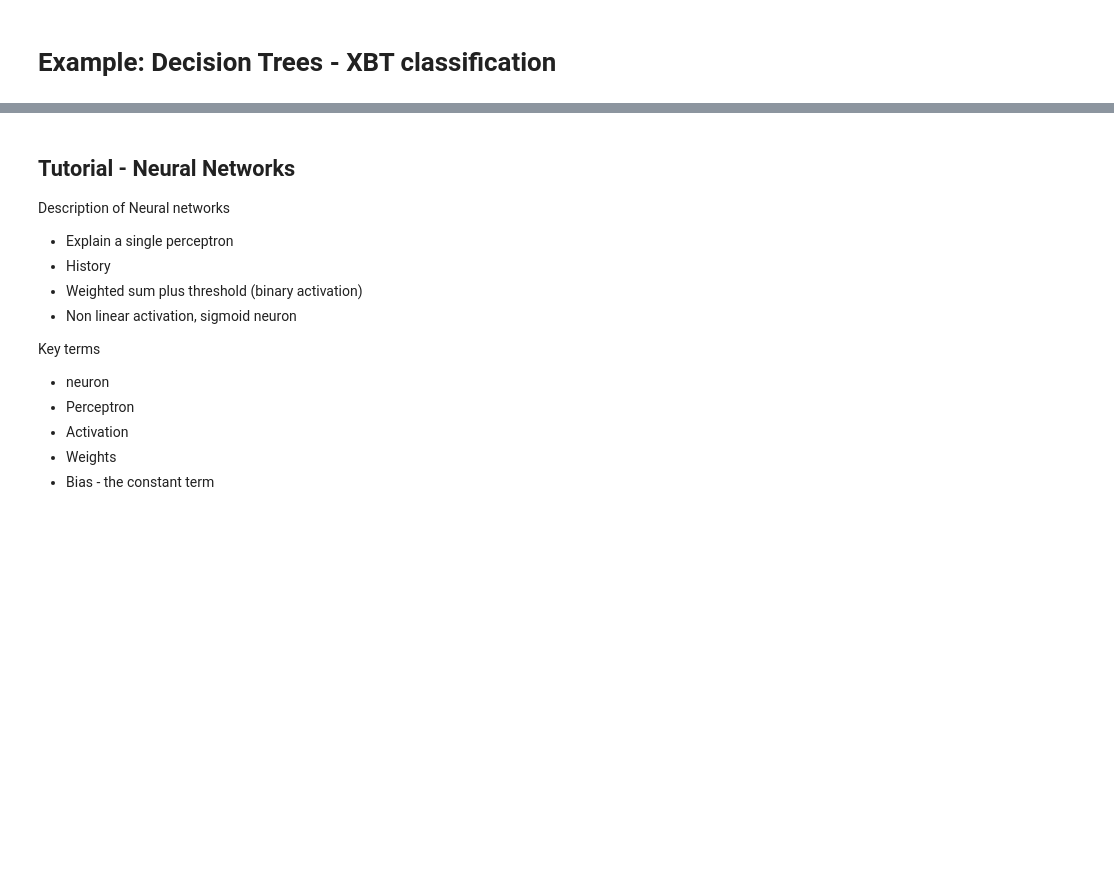
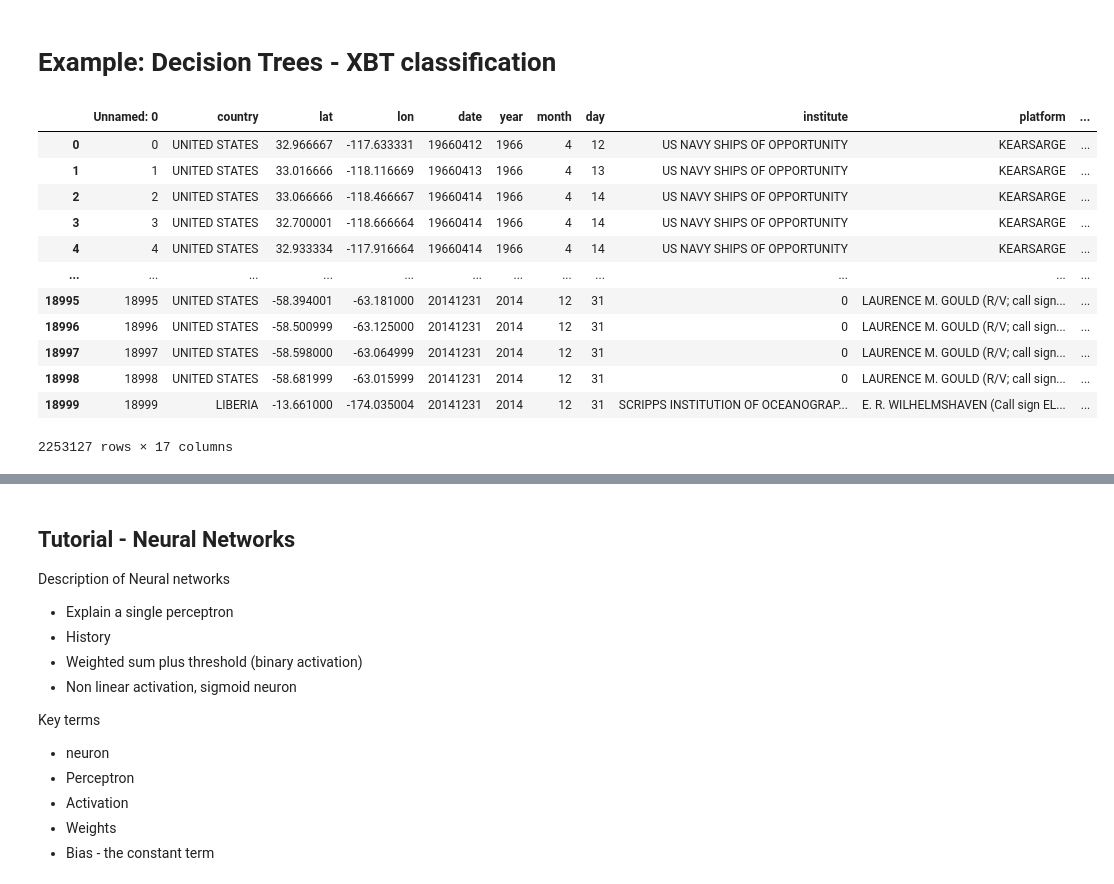
Before and after one commit to informatics-lab/ml_weather_tutorial, a Jupyter notebook: 03_algorithm_selection.ipynb, the cells around one changed output, grey strips where cells are left out. Saved outputs shown, nothing was run; the diff lists cells and outputs as text; code cells hidden in the pictures; blank space fills up the shorter version.

```diff
--- a/03_algorithm_selection.ipynb
+++ b/03_algorithm_selection.ipynb
@@ -87,3 +100,20 @@ The decisions at nodes are limited to binary outcomes, reducing the complexity t
 # %%
-# load in xbt data
-# clean xbt data
+xbt_data_loc = pathlib.Path('/project/informatics_lab/xbt')
+xbt_fname_template = 'xbt_{year}.csv'
+year_range= (1966,2015)
+xbt_df = pandas.concat([pandas.read_csv(xbt_data_loc / xbt_fname_template.format(year=year1)) for year1 in range(year_range[0], year_range[1])])
+xbt_df
+# %% [output]
+|  | Unnamed: 0 | country | lat | lon | date | year | month | day | institute | platform | ... |
+| 0 | 0 | UNITED STATES | 32.966667 | -117.633331 | 19660412 | 1966 | 4 | 12 | US NAVY SHIPS OF OPPORTUNITY | KEARSARGE | ... |
+| 1 | 1 | UNITED STATES | 33.016666 | -118.116669 | 19660413 | 1966 | 4 | 13 | US NAVY SHIPS OF OPPORTUNITY | KEARSARGE | ... |
+| 2 | 2 | UNITED STATES | 33.066666 | -118.466667 | 19660414 | 1966 | 4 | 14 | US NAVY SHIPS OF OPPORTUNITY | KEARSARGE | ... |
+| 3 | 3 | UNITED STATES | 32.700001 | -118.666664 | 19660414 | 1966 | 4 | 14 | US NAVY SHIPS OF OPPORTUNITY | KEARSARGE | ... |
+| 4 | 4 | UNITED STATES | 32.933334 | -117.916664 | 19660414 | 1966 | 4 | 14 | US NAVY SHIPS OF OPPORTUNITY | KEARSARGE | ... |
+| ... | ... | ... | ... | ... | ... | ... | ... | ... | ... | ... | ... |
+| 18995 | 18995 | UNITED STATES | -58.394001 | -63.181000 | 20141231 | 2014 | 12 | 31 | 0 | LAURENCE M. GOULD (R/V; call sign... | ... |
+| 18996 | 18996 | UNITED STATES | -58.500999 | -63.125000 | 20141231 | 2014 | 12 | 31 | 0 | LAURENCE M. GOULD (R/V; call sign... | ... |
+| 18997 | 18997 | UNITED STATES | -58.598000 | -63.064999 | 20141231 | 2014 | 12 | 31 | 0 | LAURENCE M. GOULD (R/V; call sign... | ... |
+| 18998 | 18998 | UNITED STATES | -58.681999 | -63.015999 | 20141231 | 2014 | 12 | 31 | 0 | LAURENCE M. GOULD (R/V; call sign... | ... |
+| 18999 | 18999 | LIBERIA | -13.661000 | -174.035004 | 20141231 | 2014 | 12 | 31 | SCRIPPS INSTITUTION OF OCEANOGRAP... | E. R. WILHELMSHAVEN (Call sign EL... | ... |
+2253127 rows × 17 columns
```
Also changed, not shown: parts of 20 cells of this notebook.
